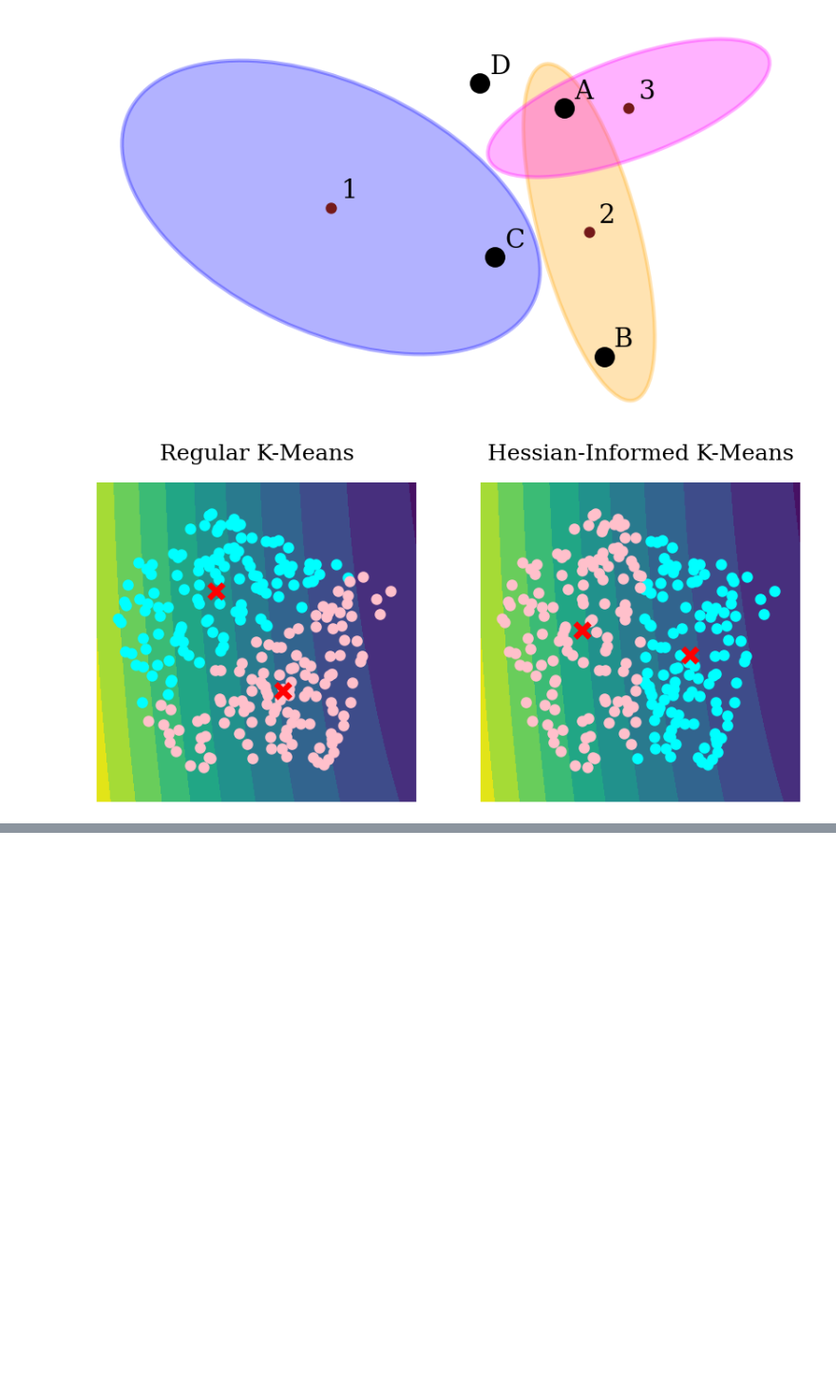
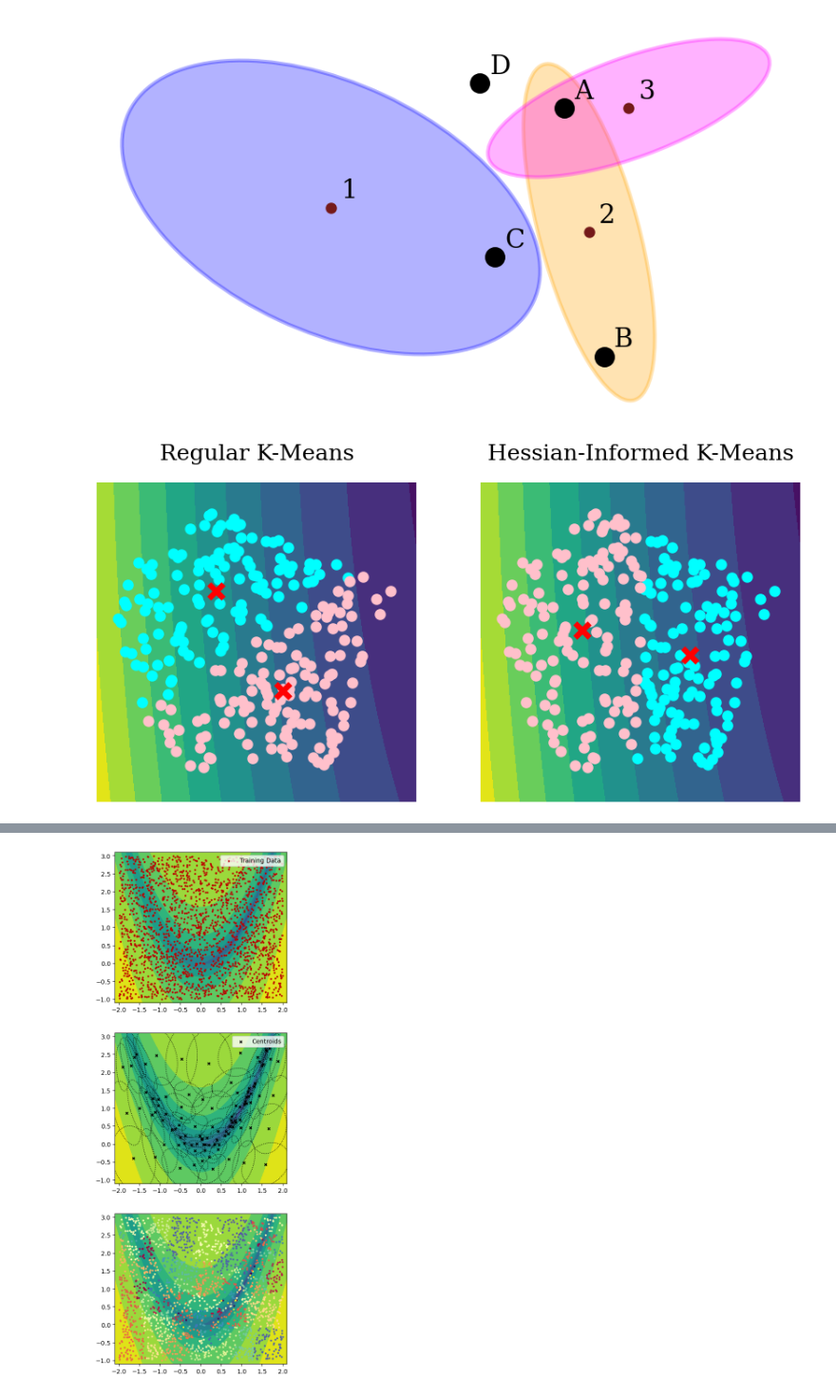
Before and after one commit to ut-padas/affini, a Jupyter notebook: ics_alg_descriptive_figs.ipynb, the cells around one changed output, grey strips where cells are left out. Shown at 95% size. Drawn from its saved outputs; the diff is of its cells as text; code cells hidden in the pictures; blank space fills up the shorter version.

```diff
--- a/ics_alg_descriptive_figs.ipynb
+++ b/ics_alg_descriptive_figs.ipynb
@@ -355,0 +423,90 @@ WARNING:src.adaptive_clustering:Reached MAX_LEVELS=7, terminating.
+# %%
+### --- FIGURE 4: Entire description of algorithm --- ###
+'''
+Underlying function: Rosenbrock 2D
+Fig (a): input points
+Fig (b): final points (centroids) after running algorithm
+Fig (c): colored leaf clusters (input points but reclustered)
+Fig (d): tree
+'''
+
+from src.surrogate import HATANNSurrogate
+from src.problems.rosenbrock import rosenbrock, rosenbrock_grad
+
+# Training data
+d = 2
+N = 2000
+X_train = np.column_stack((np.random.uniform(-2, 2, N), np.random.uniform(-1, 3, N)))
+
+# Adaptive clustering parameters
+N_init_clusters = 10
+tol = 0.2
+
+# Trained surrogate
+surrogate = HATANNSurrogate(version='v2')
+surrogate.train(
+    X_train,
+    f_fn = rosenbrock,
+    g_fn = rosenbrock_grad,
+    save_model = False,
+    TOL = tol,
+    ERROR_METRIC = 'Linf-local',
+    NUM_INITIAL_CLUSTERS = N_init_clusters,
+    MIN_PTS_PER_CLUSTER = 10,
+    MAX_CLUSTERS_EST = 10000,
+    SEED = 0,
+    USE_HESSIAN_INFORMED_SPLIT = True,
+    IGNORE_GRADIENT = False
+)
+
+# plots
+fig, ax = plt.subplots(3, 1, figsize=(5, 15))
+
+# contour data
+x = np.linspace(-2.1, 2.1, 400)
+y = np.linspace(-1.1, 3.1)
+X, Y = np.meshgrid(x, y)
+XY = np.column_stack([X.ravel(), Y.ravel()])
+Z_flat = rosenbrock(XY, a=100)
+Z = Z_flat.reshape(X.shape)
+
+# Fig (a): training data
+ax[0].contourf(X, Y, np.log10(Z), levels=10, cmap='viridis')
+plot_points(X_train, ax[0], color="#BD0000", marker='o', label='Training Data')
+xlims = ax[0].get_xlim()
+ylims = ax[0].get_ylim()
+ax[0].legend(loc='upper right')
+
+# Fig (b): centroids after running alg
+p = 1
+centroids = surrogate.get_source_centroids()
+TRs = surrogate.get_trust_regions()
+ellipses = []
+for j, TR in enumerate(TRs):
+    ellipses.append(convert_to_ellipse_object(TR, centroids[j], "#000000", filled=False))
+ax[p].contourf(X, Y, np.log10(Z), levels=10, cmap='viridis')
+plot_points(centroids, ax[1], color="#000000", marker='x', size=15, label='Centroids')
+plot_ellipses(ellipses, ax[1], False)
+ax[p].set_xlim(xlims)
+ax[p].set_ylim(ylims)
+ax[p].legend(loc='upper right')
+
+# Fig (c): colored input points (but reclustered)
+p = 2
+ax[p].contourf(X, Y, np.log10(Z), levels=10, cmap='viridis')
+labels = _assign_labels(centroids, X_train)
+cmap = plt.get_cmap('Spectral')
+plot_colors = [cmap(x) for x in np.random.rand(len(centroids))]
+for j in range(len(centroids)):
+    plot_points(X_train[labels==j], ax[p], np.array(plot_colors[j % len(plot_colors)]))
+xlims = ax[0].get_xlim()
+ylims = ax[0].get_ylim()
+ax[p].set_xlim(xlims)
+ax[p].set_ylim(ylims)
+# plot_points(centroids, ax[p], color="#000000", marker='x', size=10)
+# plot_ellipses(ellipses, ax[p], False)
+
+
+plt.show()
+# %% [output]
+[figure, added]
```
Also changed, not shown: parts of 3 cells of this notebook, 1 other file.
